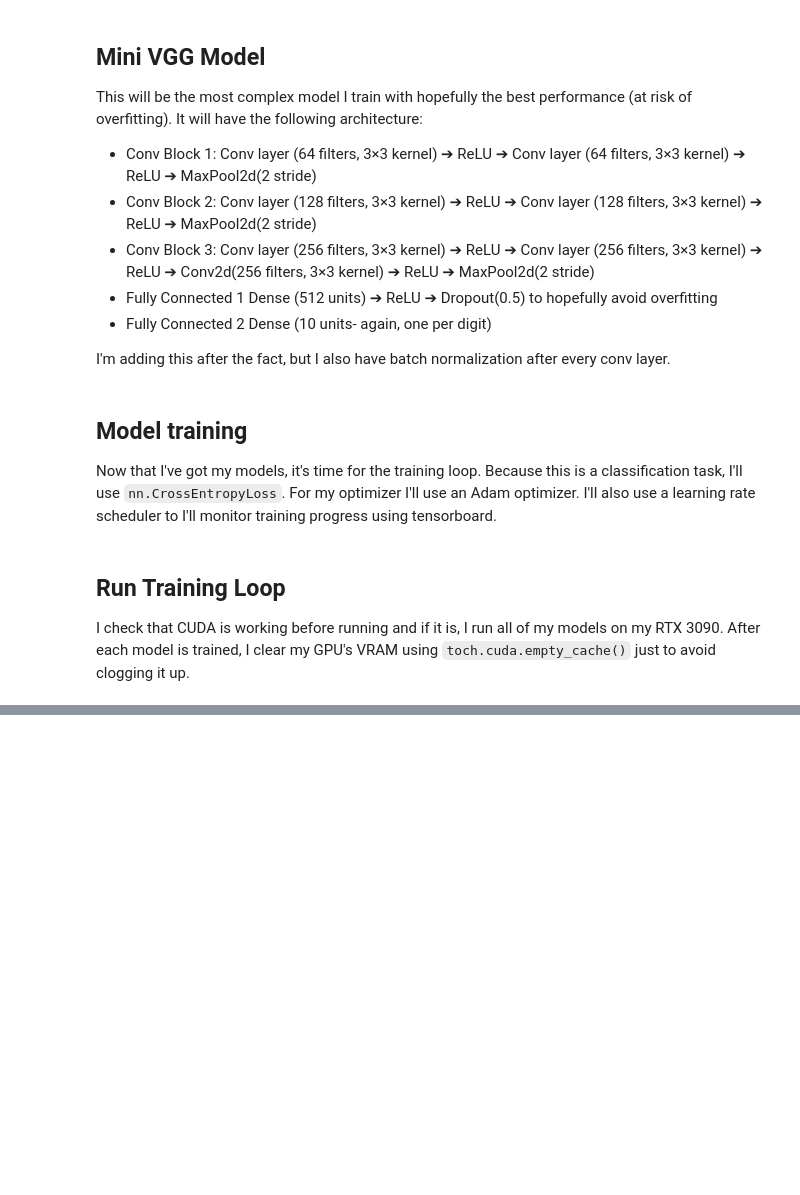
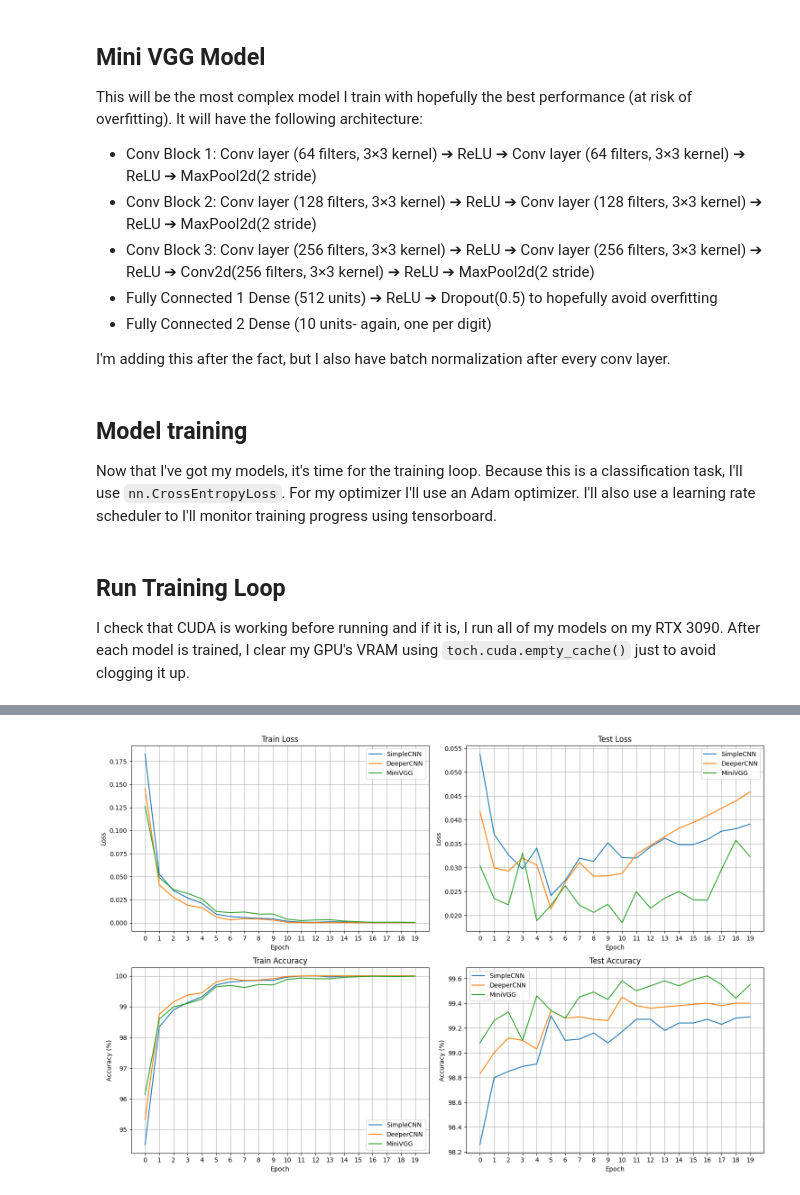
Before and after one commit to RahulCheen/MNIST-Digit-Classification, a Jupyter notebook: main-notebook.ipynb, the cells around one changed output, grey strips where cells are left out. Drawn from its saved outputs; the diff is of its cells as text; code cells hidden in the pictures; blank space fills up the shorter version.

Commit message:
Models done. Good stuff

```diff
--- a/main-notebook.ipynb
+++ b/main-notebook.ipynb
@@ -517,0 +528,71 @@ KeyboardInterrupt:
+# %%
+from tensorboard.backend.event_processing import event_accumulator
+from matplotlib.ticker import MultipleLocator
+
+# Helper function to load event data
+def load_scalars(log_dir, tag):
+    ea = event_accumulator.EventAccumulator(log_dir)
+    ea.Reload()
+    scalars = ea.Scalars(tag)
+    steps = [s.step for s in scalars]
+    values = [s.value for s in scalars]
+    return steps, values
+
+
+log_dirs = {
+    'SimpleCNN': 'runs/simplecnn_mnist',
+    'DeeperCNN': 'runs/deepercnn_mnist',
+    'MiniVGG': 'runs/minivgg_mnist'
+}
+
+# Plotting
+fig, axes = plt.subplots(2, 2, figsize=(15, 10))
+
+# Plot Loss (Train)
+for model_name, log_dir in log_dirs.items():
+    steps, values = load_scalars(log_dir, 'Loss/train_epoch')
+    axes[0, 0].plot(steps, values, label=model_name)
+axes[0, 0].set_title('Train Loss')
+axes[0, 0].set_xlabel('Epoch')
+axes[0, 0].set_ylabel('Loss')
+axes[0, 0].legend()
+axes[0, 0].grid(True)
+axes[0, 0].xaxis.set_major_locator(MultipleLocator(1))
+
+# Plot Loss (Test)
+for model_name, log_dir in log_dirs.items():
+    steps, values = load_scalars(log_dir, 'Loss/test_epoch')
+    axes[0, 1].plot(steps, values, label=model_name)
+axes[0, 1].set_title('Test Loss')
+axes[0, 1].set_xlabel('Epoch')
+axes[0, 1].set_ylabel('Loss')
+axes[0, 1].legend()
+axes[0, 1].grid(True)
+axes[0, 1].xaxis.set_major_locator(MultipleLocator(1))
+
+# Plot Accuracy (Train)
+for model_name, log_dir in log_dirs.items():
+    steps, values = load_scalars(log_dir, 'Accuracy/train_epoch')
+    axes[1, 0].plot(steps, values, label=model_name)
+axes[1, 0].set_title('Train Accuracy')
+axes[1, 0].set_xlabel('Epoch')
+axes[1, 0].set_ylabel('Accuracy (%)')
+axes[1, 0].legend()
+axes[1, 0].grid(True)
+axes[1, 0].xaxis.set_major_locator(MultipleLocator(1))
+
+# Plot Accuracy (Test)
+for model_name, log_dir in log_dirs.items():
+    steps, values = load_scalars(log_dir, 'Accuracy/test_epoch')
+    axes[1, 1].plot(steps, values, label=model_name)
+axes[1, 1].set_title('Test Accuracy')
+axes[1, 1].set_xlabel('Epoch')
+axes[1, 1].set_ylabel('Accuracy (%)')
+axes[1, 1].legend()
+axes[1, 1].grid(True)
+axes[1, 1].xaxis.set_major_locator(MultipleLocator(1))
+
+plt.tight_layout()
+plt.show()
+# %% [output]
+[figure, added]
```
Also changed, not shown: parts of 3 cells of this notebook, 1 other file.
